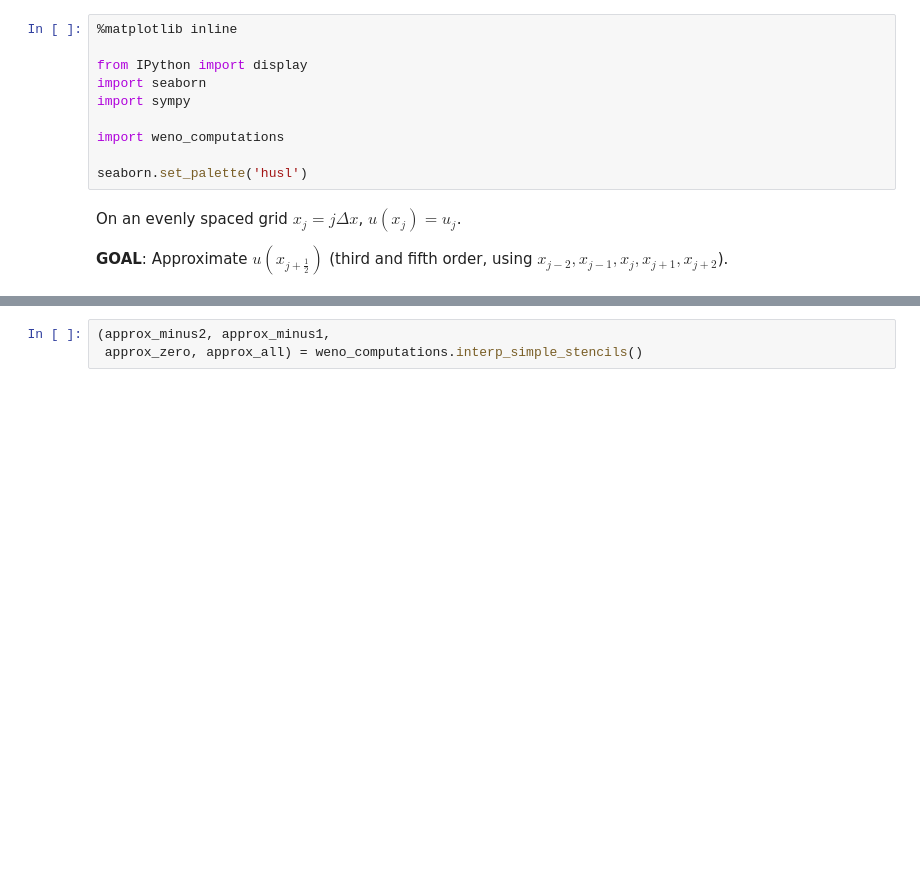
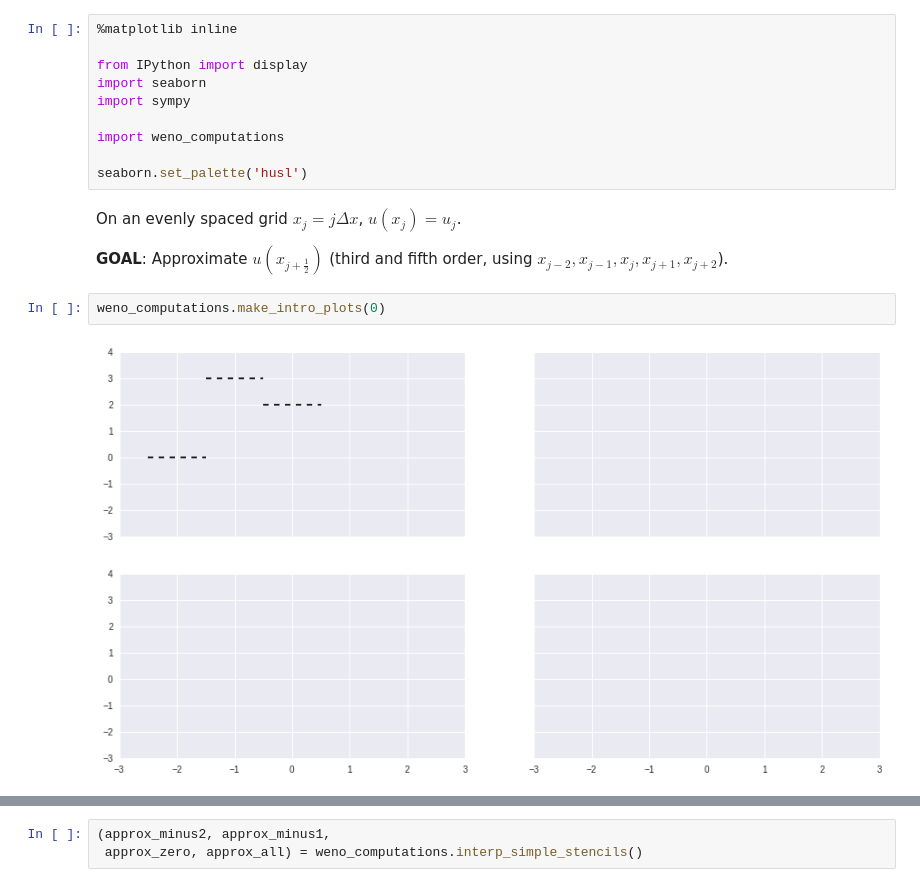
Before and after one commit to dhermes/berkeley-m273-s2016, a Jupyter notebook: class_preso/weno_computations.ipynb, the cells around one changed output, grey strips where cells are left out. Cells and saved outputs as stored; diff of their text form; blank space fills up the shorter version.

```diff
--- a/class_preso/weno_computations.ipynb
+++ b/class_preso/weno_computations.ipynb
@@ -12,3 +12,7 @@ seaborn.set_palette('husl')
 On an evenly spaced grid $x_j = j \Delta x$, $u(x_{j}) = u_{j}$.
 
 **GOAL**: Approximate $u\left(x_{j + \frac{1}{2}}\right)$ (third and fifth order, using $x_{j-2}, x_{j-1}, x_j, x_{j+1}, x_{j+2}$).
+# %%
+weno_computations.make_intro_plots(0)
+# %% [output]
+[figure, added]
```
Also changed, not shown: parts of 12 cells of this notebook, 1 other file.
